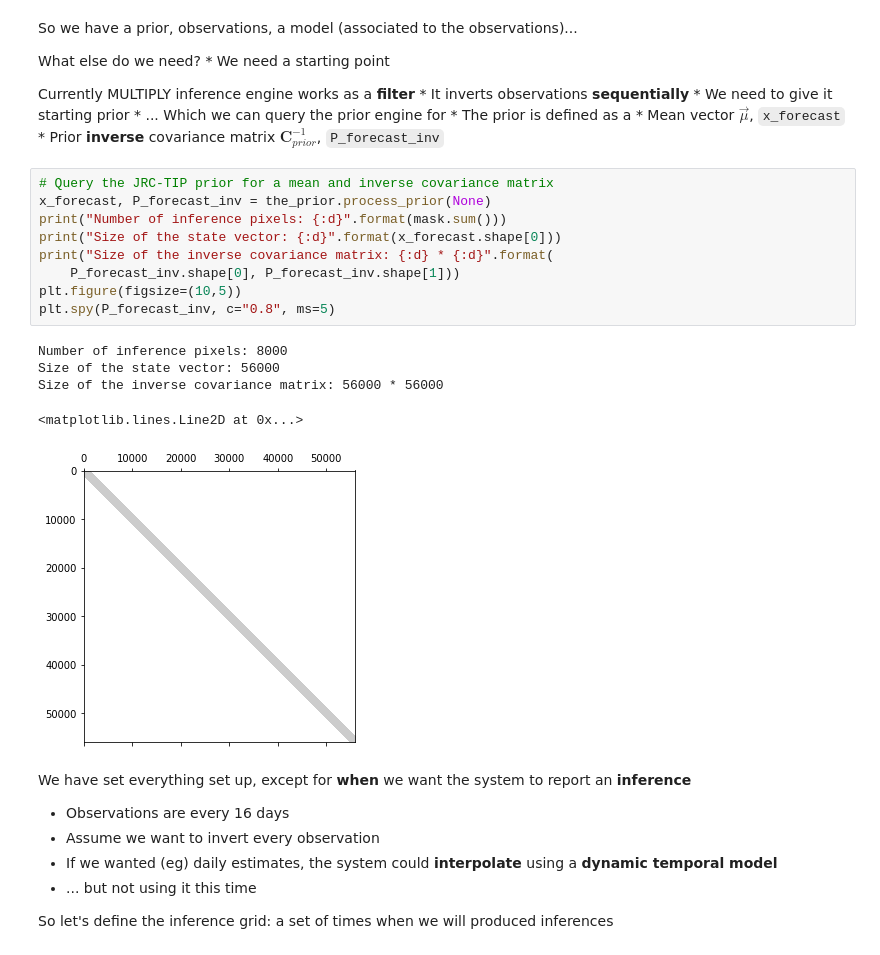
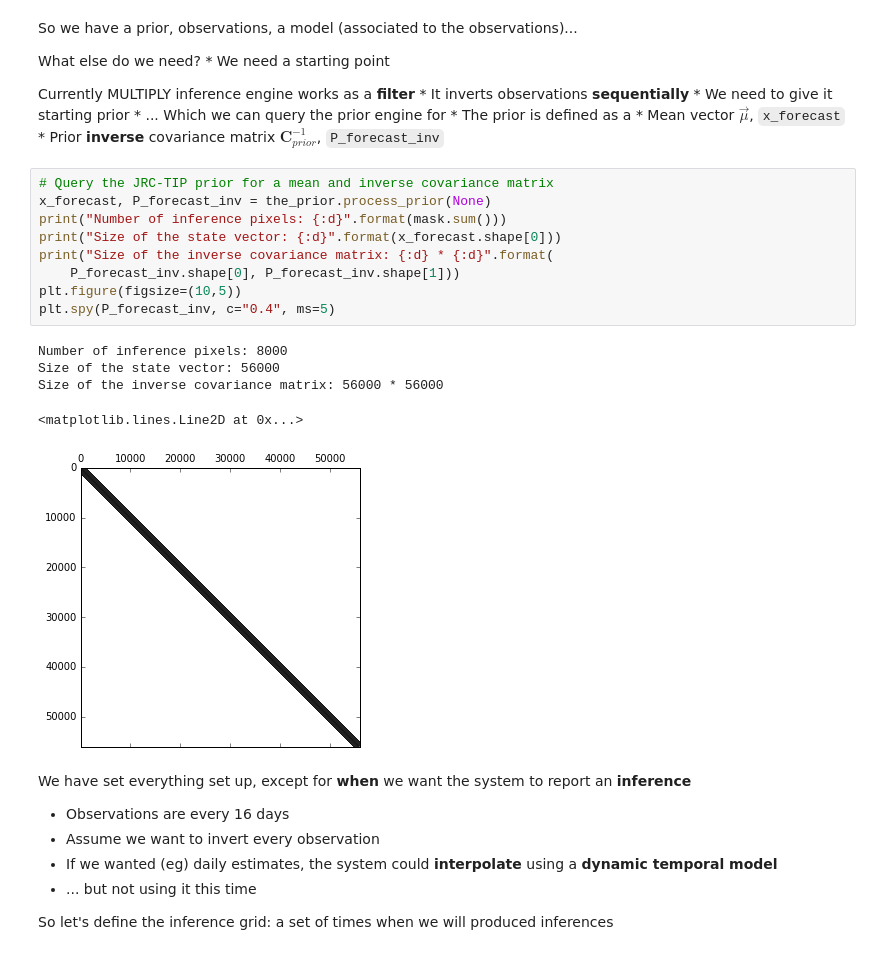
Before and after one commit to multiply-org/coarse_demo, a Jupyter notebook: coarse_resolution.ipynb, the cells around one changed output. Drawn from its saved outputs; the diff is of its cells as text.

```diff
--- a/coarse_resolution.ipynb
+++ b/coarse_resolution.ipynb
@@ -188,18 +183,18 @@ Currently MULTIPLY inference engine works as a **filter**
 # %%
 # Query the JRC-TIP prior for a mean and inverse covariance matrix
 x_forecast, P_forecast_inv = the_prior.process_prior(None)
 print("Number of inference pixels: {:d}".format(mask.sum()))
 print("Size of the state vector: {:d}".format(x_forecast.shape[0]))
 print("Size of the inverse covariance matrix: {:d} * {:d}".format(
     P_forecast_inv.shape[0], P_forecast_inv.shape[1]))
 plt.figure(figsize=(10,5))
-plt.spy(P_forecast_inv, c="0.8", ms=5)
+plt.spy(P_forecast_inv, c="0.4", ms=5)
 # %% [output]
 Number of inference pixels: 8000
 Size of the state vector: 56000
 Size of the inverse covariance matrix: 56000 * 56000
 <matplotlib.lines.Line2D at 0x...>
-[figure, old version]
+[figure, new version]
 # %% [markdown]
 We have set everything set up, except for **when** we want the system to report an **inference**
 
```
Also changed, not shown: parts of 15 cells of this notebook.
